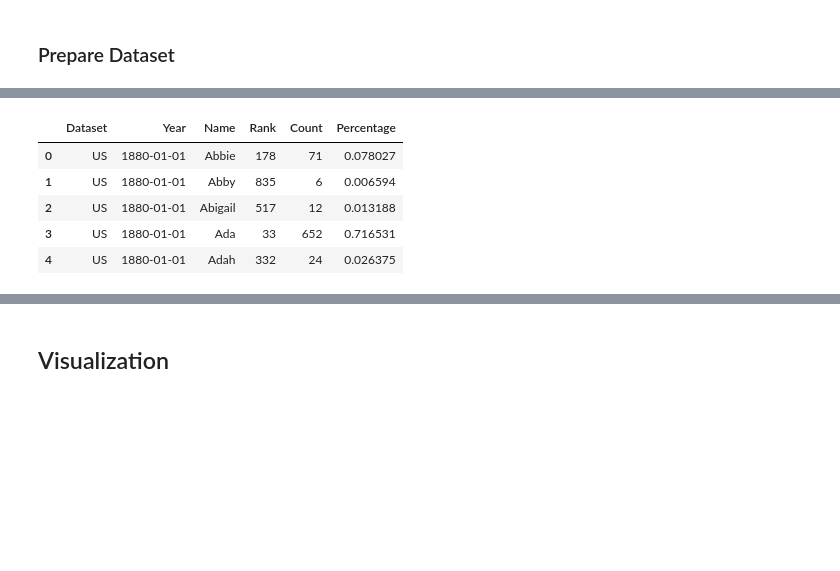
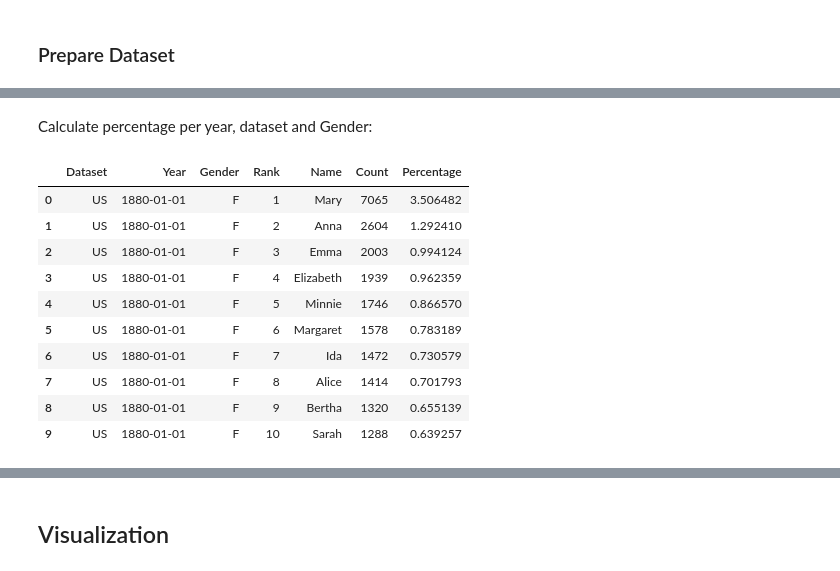
Before and after one commit to dynobo/notebooks, a Jupyter notebook: notebooks/2019-12 - Alexa, how many people have your name.ipynb, the cells around one changed output, grey strips where cells are left out. Drawn from its saved outputs; the diff is of its cells as text; code cells hidden in the pictures; blank space fills up the shorter version.

```diff
--- a/notebooks/2019-12 - Alexa, how many people have your name.ipynb
+++ b/notebooks/2019-12 - Alexa, how many people have your name.ipynb
@@ -115,19 +127,29 @@ df.head()
+# %% [markdown]
+Calculate percentage per year, dataset and Gender:
 # %%
-# Group by dataset and year, discard gender information
-df = df.groupby(["Dataset", "Year", "Name", "Rank"]).agg({"Count": sum})
+def calculate_percentage(df):
+    # Group by dataset and year
+    df = df.groupby(["Dataset", "Year", "Gender", "Rank", "Name"]).agg({"Count": sum})
 
-# Calculate percentage of names per year
-df["Percentage"] = df.groupby(level=1).apply(lambda x: 100 * x / float(x.sum()))
+    # Calculate percentage of names per year
+    df["Percentage"] = df.groupby(level=1).apply(lambda x: 100 * x / float(x.sum()))
 
-# Convert 'name' from multiindex to data column
-df = df.reset_index()
-
-df.head()
+    # Convert 'name' from multiindex to data column
+    df = df.reset_index()
+    return df
-# %% [output]
-|  | Dataset | Year | Name | Rank | Count | Percentage |
-| 0 | US | 1880-01-01 | Abbie | 178 | 71 | 0.078027 |
-| 1 | US | 1880-01-01 | Abby | 835 | 6 | 0.006594 |
-| 2 | US | 1880-01-01 | Abigail | 517 | 12 | 0.013188 |
-| 3 | US | 1880-01-01 | Ada | 33 | 652 | 0.716531 |
-| 4 | US | 1880-01-01 | Adah | 332 | 24 | 0.026375 |
+# %%
+df = calculate_percentage(df)
+df.head(10)
+# %% [output]
+|  | Dataset | Year | Gender | Rank | Name | Count | Percentage |
+| 0 | US | 1880-01-01 | F | 1 | Mary | 7065 | 3.506482 |
+| 1 | US | 1880-01-01 | F | 2 | Anna | 2604 | 1.292410 |
+| 2 | US | 1880-01-01 | F | 3 | Emma | 2003 | 0.994124 |
+| 3 | US | 1880-01-01 | F | 4 | Elizabeth | 1939 | 0.962359 |
+| 4 | US | 1880-01-01 | F | 5 | Minnie | 1746 | 0.866570 |
+| 5 | US | 1880-01-01 | F | 6 | Margaret | 1578 | 0.783189 |
+| 6 | US | 1880-01-01 | F | 7 | Ida | 1472 | 0.730579 |
+| 7 | US | 1880-01-01 | F | 8 | Alice | 1414 | 0.701793 |
+| 8 | US | 1880-01-01 | F | 9 | Bertha | 1320 | 0.655139 |
+| 9 | US | 1880-01-01 | F | 10 | Sarah | 1288 | 0.639257 |
 # %% [markdown]
```
Also changed, not shown: parts of 11 cells of this notebook, 1 other file.
